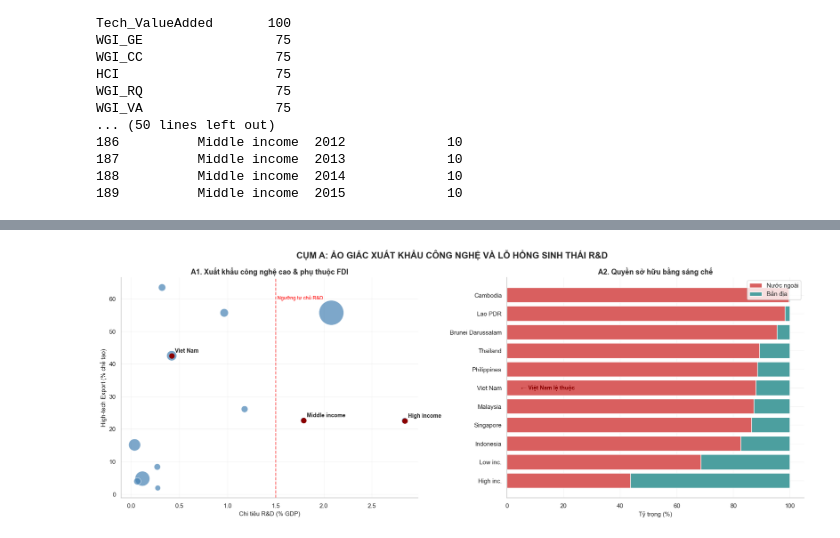
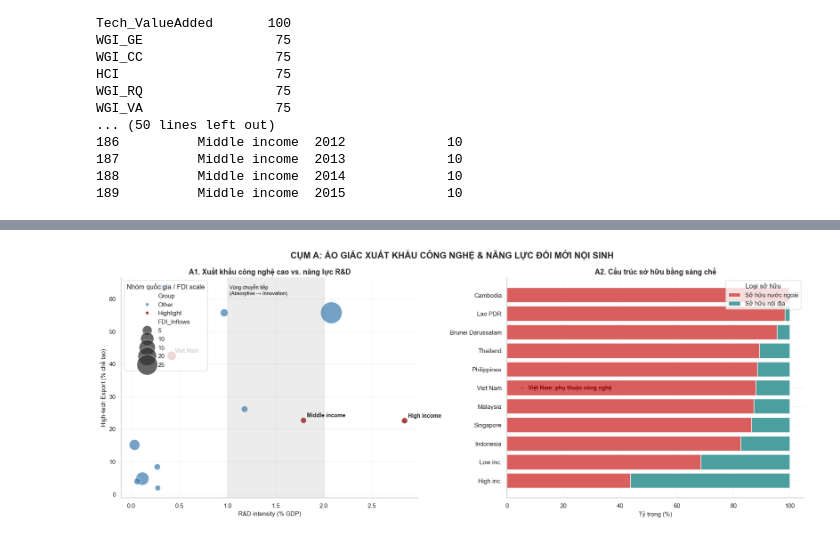
Before and after one commit to thloc1212/DV_LAB2, a Jupyter notebook: 5/tmp.ipynb, the cells around one changed output, grey strips where cells are left out. Saved outputs shown, nothing was run; the diff lists cells and outputs as text; code cells hidden in the pictures.

```diff
--- a/5/tmp.ipynb
+++ b/5/tmp.ipynb
@@ -172,7 +194,6 @@ Length: 14, dtype: str
 # %%
-# ===================== PLOT: CLUSTER A =====================
 fig, axes = plt.subplots(1, 2, figsize=(18, 7))
-fig.suptitle('CỤM A: ẢO GIÁC XUẤT KHẨU CÔNG NGHỆ VÀ LỖ HỔNG SINH THÁI R&D',
+fig.suptitle('CỤM A: ẢO GIÁC XUẤT KHẨU CÔNG NGHỆ & NĂNG LỰC ĐỔI MỚI NỘI SINH',
              weight='bold', fontsize=16)
 
 # ===================== A1: SCATTER =====================
@@ -184,24 +205,30 @@ df_a1 = (
     .dropna()
 )
 
-sns.scatterplot(
+highlight = ['Viet Nam', 'Low income', 'High income', 'Middle income']
+
+# Tạo cột phân loại màu
+df_a1['Group'] = df_a1['Country Name'].apply(
+    lambda x: 'Highlight' if x in highlight else 'Other'
+)
+
+palette = {'Highlight': 'darkred', 'Other': 'steelblue'}
+
+scatter = sns.scatterplot(
     data=df_a1,
     x='RnD',
     y='HighTech_Export',
     size='FDI_Inflows',
-    sizes=(100, 2000),
-    color='steelblue',
-    alpha=0.7,
-    legend=False,
+    hue='Group',
+    palette=palette,
+    sizes=(100, 1500),
+    alpha=0.75,
     ax=axes[0]
 )
 
-highlight = ['Viet Nam', 'Low income', 'High income', 'Middle income']
-
+# Annotate highlight
 for _, row in df_a1.iterrows():
     if row['Country Name'] in highlight:
-        axes[0].scatter(row['RnD'], row['HighTech_Export'],
-                        color='darkred', s=80, zorder=3)
         axes[0].annotate(
             row['Country Name'],
             (row['RnD'], row['HighTech_Export']),
@@ -211,19 +238,31 @@ for _, row in df_a1.iterrows():
             weight='bold'
         )
 
-# Ngưỡng R&D
-axes[0].axvline(1.5, color='red', linestyle='--', alpha=0.6)
+# ===== VÙNG CHUYỂN TIẾP R&D (thay vì "ngưỡng cứng") =====
+axes[0].axvspan(1.0, 2.0, color='grey', alpha=0.15)
+
 axes[0].text(
-    1.52,
-    axes[0].get_ylim()[1] * 0.9,
-    'Ngưỡng tự chủ R&D',
-    color='red',
-    fontsize=9
+    1.02,
+    axes[0].get_ylim()[1] * 0.92,
+    'Vùng chuyển tiếp\n(Absorptive → Innovation)',
+    fontsize=9,
+    color='black'
 )
 
-axes[0].set_title('A1. Xuất khẩu công nghệ cao & phụ thuộc FDI', weight='bold')
-axes[0].set_xlabel('Chi tiêu R&D (% GDP)')
+axes[0].set_title('A1. Xuất khẩu công nghệ cao vs. năng lực R&D', weight='bold')
+axes[0].set_xlabel('R&D intensity (% GDP)')
 axes[0].set_ylabel('High-tech Export (% chế tạo)')
+
+
+# Fix legend cho scatter
+handles, labels = axes[0].get_legend_handles_labels()
+axes[0].legend(
+    handles=handles,
+    labels=labels,
+    title='Nhóm quốc gia / FDI scale',
+    loc='upper left',
+    frameon=True
+)
 
 
 # ===================== A2: BAR =====================
@@ -241,48 +280,47 @@ df_a2['NonRes_Pct'] = df_a2['Patent_NonResident'] / df_a2['Total'] * 100
 
 df_a2 = df_a2.sort_values('NonRes_Pct')
 
-# Rút gọn tên (nhưng vẫn readable)
 df_a2['Short_Name'] = df_a2['Country Name'].str.replace('income', 'inc.', regex=False)
 
+# Bar chart
 axes[1].barh(
     df_a2['Short_Name'],
     df_a2['NonRes_Pct'],
     color='#d95f5f',
-    label='Nước ngoài'
+    label='Sở hữu nước ngoài'
 )
 axes[1].barh(
     df_a2['Short_Name'],
     df_a2['Res_Pct'],
     left=df_a2['NonRes_Pct'],
     color='#4c9f9f',
-    label='Bản địa'
+    label='Sở hữu nội địa'
 )
 
-axes[1].set_title('A2. Quyền sở hữu bằng sáng chế', weight='bold')
+axes[1].set_title('A2. Cấu trúc sở hữu bằng sáng chế', weight='bold')
 axes[1].set_xlabel('Tỷ trọng (%)')
 
-
-# Highlight Việt Nam (fix tên)
+# Highlight Việt Nam
 for i, name in enumerate(df_a2['Country Name']):
     if name == 'Viet Nam':
         axes[1].text(
             5, i,
-            '← Việt Nam lệ thuộc',
+            '← Việt Nam: phụ thuộc công nghệ',
             va='center',
             fontsize=10,
             weight='bold',
             color='darkred'
         )
 
-axes[1].legend(loc='upper right')
+axes[1].legend(title='Loại sở hữu', loc='upper right')
 
 
 # ===================== FINAL TOUCH =====================
 for ax in axes:
     ax.grid(alpha=0.2)
-    ax.spines[['top', 'right']].set_visible(False)  # bỏ viền thừa cho sạch
+    ax.spines[['top', 'right']].set_visible(False)
 
 plt.tight_layout()
 plt.show()
 # %% [output]
-[figure, old version]
+[figure, new version]
```
Also changed, not shown: parts of 17 cells of this notebook.
